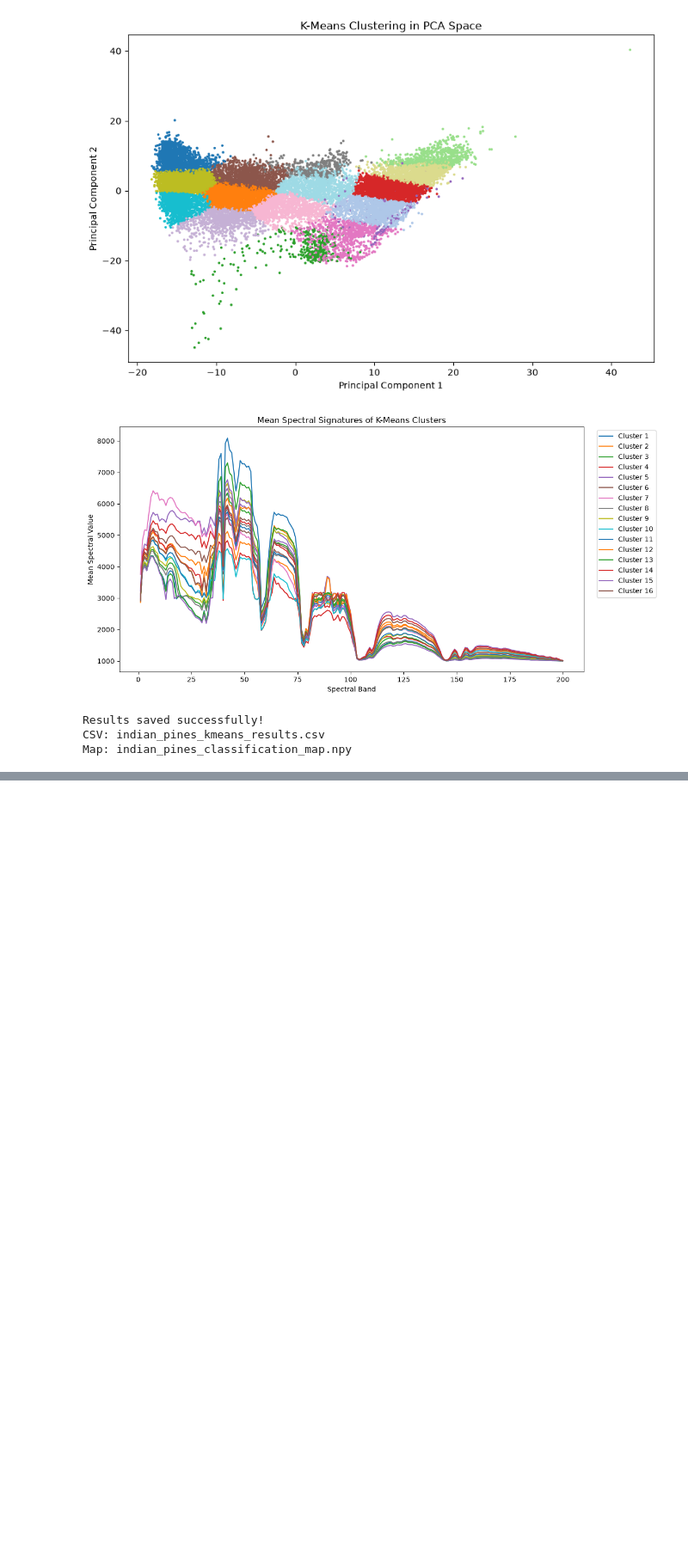
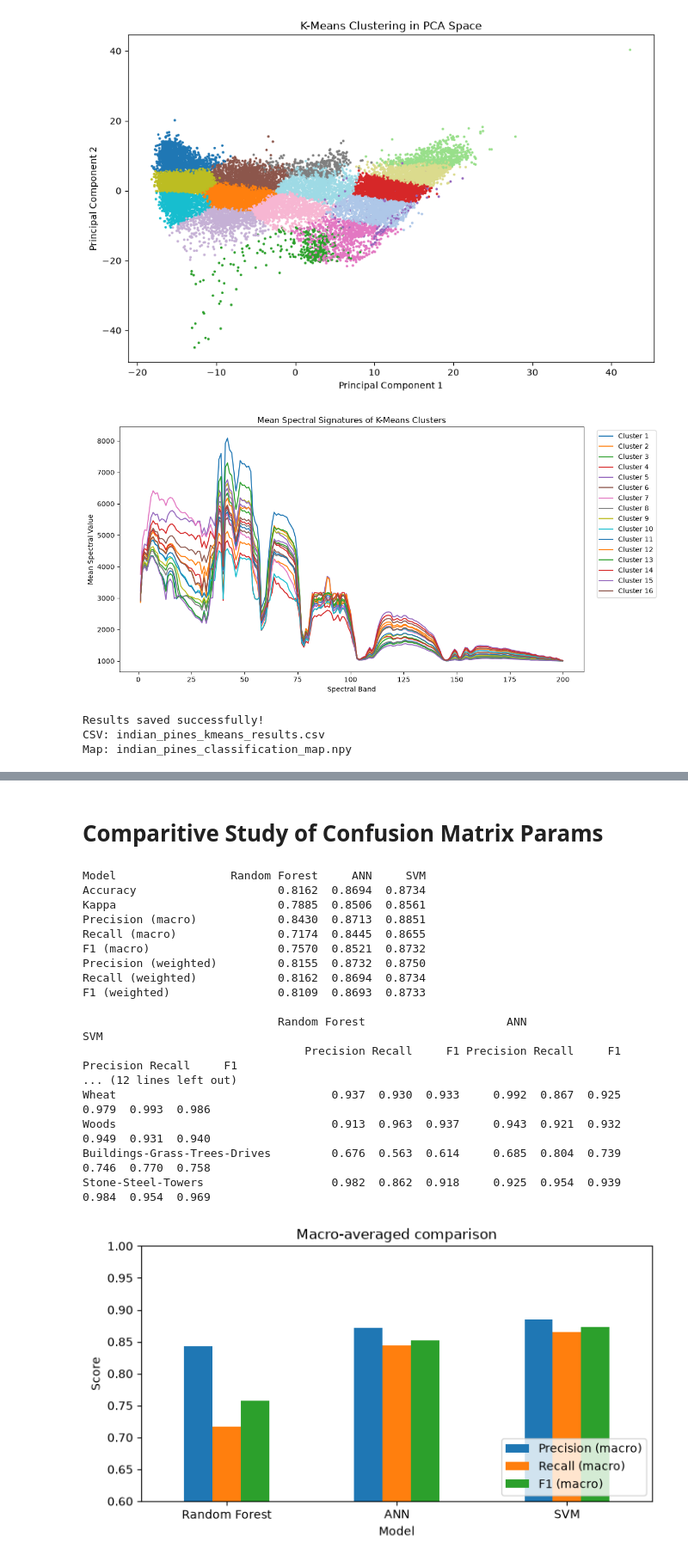
Before and after one commit to MrittikaDutta/Term_paperRS, a Jupyter notebook: Debu/Notebook.ipynb, the cells around one changed output, grey strips where cells are left out. Shown at 86% size. Saved outputs shown, nothing was run; the diff lists cells and outputs as text; code cells hidden in the pictures; blank space fills up the shorter version.

```diff
--- a/Debu/Notebook.ipynb
+++ b/Debu/Notebook.ipynb
@@ -155,0 +435,71 @@ Map: indian_pines_classification_map.npy
+# %% [markdown]
+# Comparitive Study of Confusion Matrix Params
+# %%
+from sklearn.metrics import precision_recall_fscore_support
+
+preds = {"Random Forest": pred_rf, "ANN": pred_ann, "SVM": pred_svm}
+
+# ---- 1) overall comparison (macro, weighted, accuracy, kappa) ----
+rows = []
+for name, p in preds.items():
+    row = {"Model": name, "Accuracy": accuracy_score(y_test, p),
+           "Kappa": cohen_kappa_score(y_test, p)}
+    for avg in ["macro", "weighted"]:
+        pr, rc, f1, _ = precision_recall_fscore_support(y_test, p, average=avg, zero_division=0)
+        row.update({f"Precision ({avg})": pr, f"Recall ({avg})": rc, f"F1 ({avg})": f1})
+    rows.append(row)
+summary = pd.DataFrame(rows).set_index("Model").round(4)
+print(summary.T, "\n")
+
+# ---- 2) per-class precision / recall / F1 for each model ----
+per_class = {}
+for name, p in preds.items():
+    pr, rc, f1, _ = precision_recall_fscore_support(y_test, p, labels=np.unique(y_test), zero_division=0)
+    per_class[name] = pd.DataFrame({"Precision": pr, "Recall": rc, "F1": f1}, index=class_names)
+per_class_df = pd.concat(per_class, axis=1).round(3)
+pd.set_option("display.width", 250); pd.set_option("display.max_columns", 20)
+print(per_class_df, "\n")
+
+# ---- 3) bar chart: overall macro scores ----
+summary[["Precision (macro)", "Recall (macro)", "F1 (macro)"]].plot(
+    kind="bar", figsize=(7, 4), rot=0)
+plt.ylim(0.6, 1); plt.ylabel("Score"); plt.title("Macro-averaged comparison")
+plt.legend(loc="lower right"); plt.tight_layout(); plt.show()
+
+# ---- 4) bar charts: per-class precision, recall, F1 ----
+fig, axes = plt.subplots(3, 1, figsize=(12, 12), sharex=True)
+for ax, metric in zip(axes, ["Precision", "Recall", "F1"]):
+    pd.DataFrame({n: per_class[n][metric] for n in preds}).plot(kind="bar", ax=ax, width=0.8)
+    ax.set_ylabel(metric); ax.set_ylim(0, 1.05); ax.legend(loc="lower right", ncol=3)
+axes[0].set_title("Per-class comparison")
+plt.xticks(rotation=60, ha="right"); plt.tight_layout(); plt.show()
+
+# ---- 5) heatmap of per-class F1 ----
+f1_table = pd.DataFrame({n: per_class[n]["F1"] for n in preds})
+plt.figure(figsize=(6, 7)); plt.imshow(f1_table.values, cmap="RdYlGn", vmin=0.4, vmax=1, aspect="auto")
+plt.xticks(range(3), f1_table.columns); plt.yticks(range(len(class_names)), class_names)
+for i in range(f1_table.shape[0]):
+    for j in range(3): plt.text(j, i, f"{f1_table.values[i, j]:.2f}", ha="center", va="center", fontsize=8)
+plt.colorbar(label="F1"); plt.title("Per-class F1 heatmap"); plt.tight_layout(); plt.show()
+
+print("Best model per class (by F1):")
+print(f1_table.idxmax(axis=1).to_string())
+# %% [output]
+Model                 Random Forest     ANN     SVM
+Accuracy                     0.8162  0.8694  0.8734
+Kappa                        0.7885  0.8506  0.8561
+Precision (macro)            0.8430  0.8713  0.8851
+Recall (macro)               0.7174  0.8445  0.8655
+F1 (macro)                   0.7570  0.8521  0.8732
+Precision (weighted)         0.8155  0.8732  0.8750
+Recall (weighted)            0.8162  0.8694  0.8734
+F1 (weighted)                0.8109  0.8693  0.8733
+
+                             Random Forest                     ANN                     SVM
+                                 Precision Recall     F1 Precision Recall     F1 Precision Recall     F1
+... (12 lines left out)
+Wheat                                0.937  0.930  0.933     0.992  0.867  0.925     0.979  0.993  0.986
+Woods                                0.913  0.963  0.937     0.943  0.921  0.932     0.949  0.931  0.940
+Buildings-Grass-Trees-Drives         0.676  0.563  0.614     0.685  0.804  0.739     0.746  0.770  0.758
+Stone-Steel-Towers                   0.982  0.862  0.918     0.925  0.954  0.939     0.984  0.954  0.969
+[figure, added]
```
Also changed, not shown: parts of 10 cells of this notebook.
